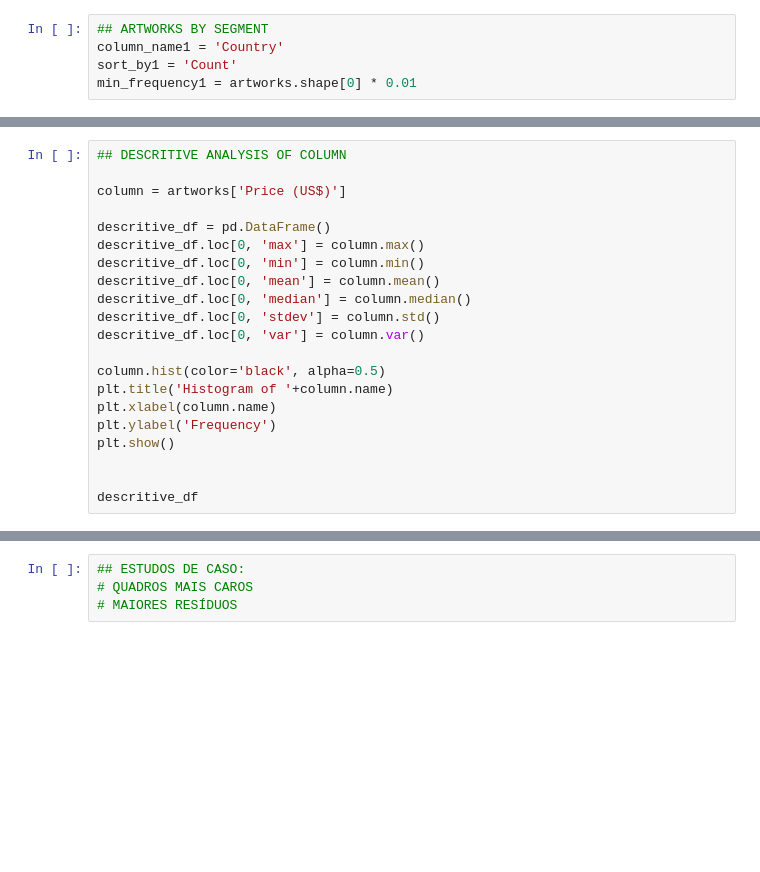
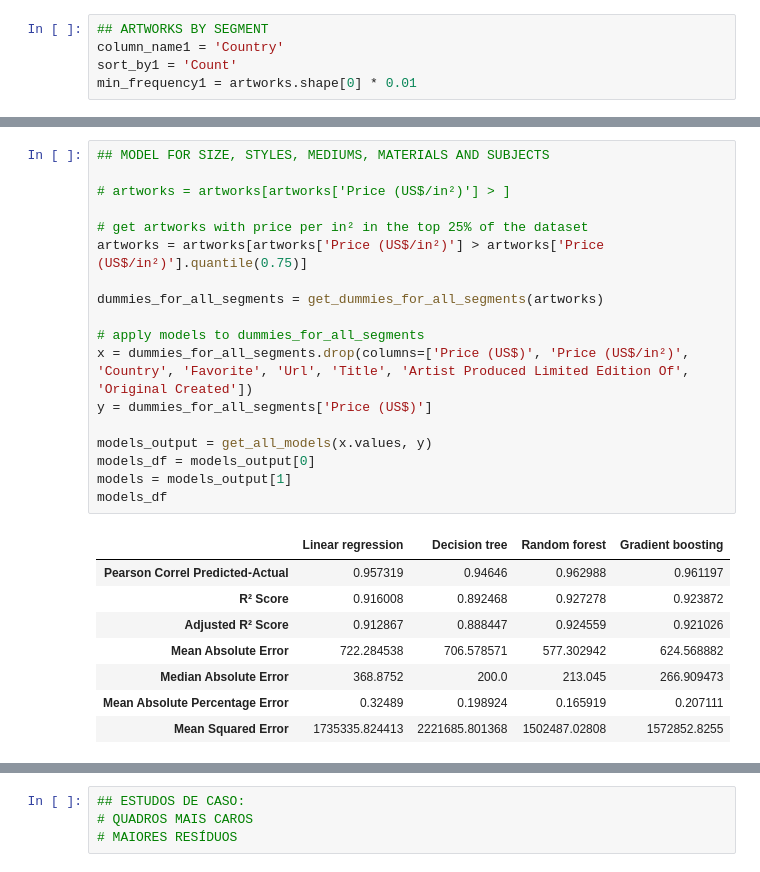
Before and after one commit to cryptogazzetta/Arte, a Jupyter notebook: analysis/saatchi_explore_artworks.ipynb, the cells around one changed output, grey strips where cells are left out. Drawn from its saved outputs; the diff is of its cells as text; blank space fills up the shorter version.

```diff
--- a/analysis/saatchi_explore_artworks.ipynb
+++ b/analysis/saatchi_explore_artworks.ipynb
@@ -414,24 +463,30 @@ all_segments_df.head()
-# %%
-## DESCRITIVE ANALYSIS OF COLUMN
-
-column = artworks['Price (US$)']
-
-descritive_df = pd.DataFrame()
-descritive_df.loc[0, 'max'] = column.max()
-descritive_df.loc[0, 'min'] = column.min()
-descritive_df.loc[0, 'mean'] = column.mean()
-descritive_df.loc[0, 'median'] = column.median()
-descritive_df.loc[0, 'stdev'] = column.std()
-descritive_df.loc[0, 'var'] = column.var()
-
-column.hist(color='black', alpha=0.5)
-plt.title('Histogram of '+column.name)
-plt.xlabel(column.name)
-plt.ylabel('Frequency')
-plt.show()
-
-
-descritive_df
+# %%
+## MODEL FOR SIZE, STYLES, MEDIUMS, MATERIALS AND SUBJECTS
+
+# artworks = artworks[artworks['Price (US$/in²)'] > ]
+
+# get artworks with price per in² in the top 25% of the dataset
+artworks = artworks[artworks['Price (US$/in²)'] > artworks['Price (US$/in²)'].quantile(0.75)]
+
+dummies_for_all_segments = get_dummies_for_all_segments(artworks)
+
+# apply models to dummies_for_all_segments
+x = dummies_for_all_segments.drop(columns=['Price (US$)', 'Price (US$/in²)', 'Country', 'Favorite', 'Url', 'Title', 'Artist Produced Limited Edition Of', 'Original Created'])
+y = dummies_for_all_segments['Price (US$)']
+
+models_output = get_all_models(x.values, y)
+models_df = models_output[0]
+models = models_output[1]
+models_df
+# %% [output]
+|  | Linear regression | Decision tree | Random forest | Gradient boosting |
+| Pearson Correl Predicted-Actual | 0.957319 | 0.94646 | 0.962988 | 0.961197 |
+| R² Score | 0.916008 | 0.892468 | 0.927278 | 0.923872 |
+| Adjusted R² Score | 0.912867 | 0.888447 | 0.924559 | 0.921026 |
+| Mean Absolute Error | 722.284538 | 706.578571 | 577.302942 | 624.568882 |
+| Median Absolute Error | 368.8752 | 200.0 | 213.045 | 266.909473 |
+| Mean Absolute Percentage Error | 0.32489 | 0.198924 | 0.165919 | 0.207111 |
+| Mean Squared Error | 1735335.824413 | 2221685.801368 | 1502487.02808 | 1572852.8255 |
 # %%
 ## MODELS FOR SEGMENT
 
```
Also changed, not shown: parts of 14 cells of this notebook.
